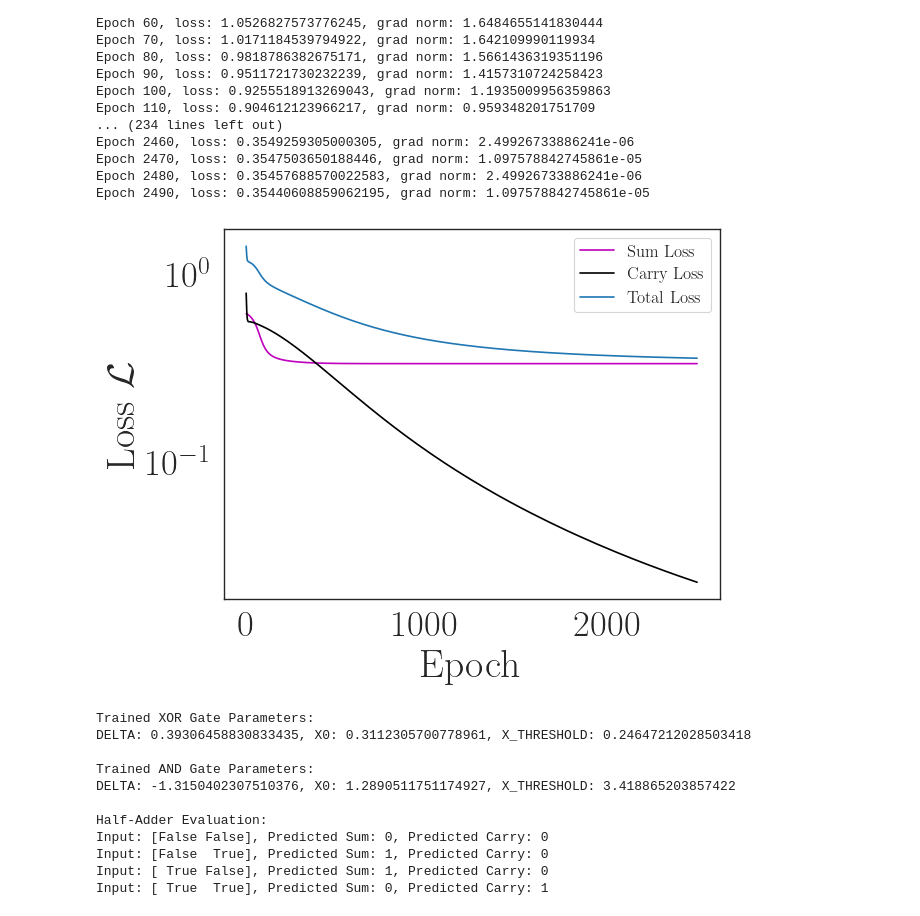
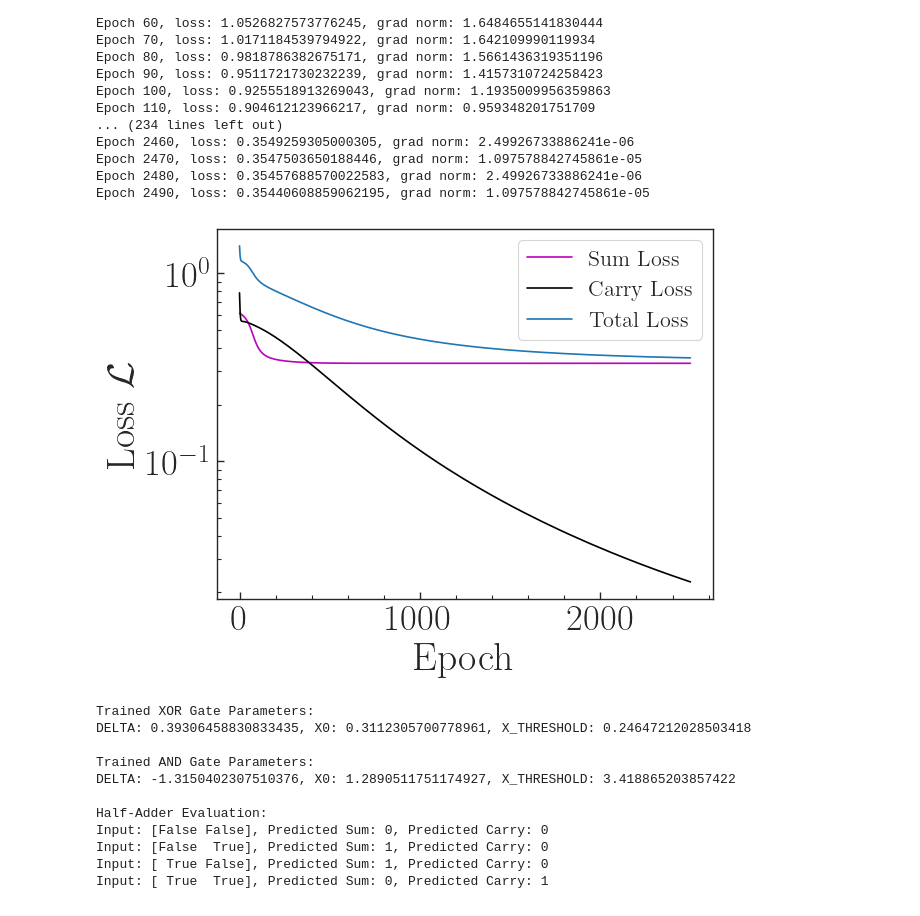
Before and after one commit to NonlinearArtificialIntelligenceLab/ChaoGateNN, a Jupyter notebook: nbs/chao_half_adder.ipynb, the cells around one changed output. Cells and saved outputs as stored; diff of their text form; code cells hidden in the pictures.

```diff
--- a/nbs/chao_half_adder.ipynb
+++ b/nbs/chao_half_adder.ipynb
@@ -150,23 +148,23 @@ Epoch 2490, loss: 0.35440608859062195, grad norm: 1.097578842745861e-05
 # %%
 # Plot the loss and gradient norm
 fig, ax = plt.subplots(1, 1)
 ax.plot(loss_sum_list, "m", label="Sum Loss")
 ax.plot(loss_carry_list, "k", label="Carry Loss")
 ax.plot(loss_list, label="Total Loss")
 ax.set_xlabel("Epoch")
-ax.legend(fontsize=12)
+ax.legend(fontsize=16)
 ax.set_yscale("log")
 ax.set_ylabel("Loss $\\mathcal{L}$")
-ax.set_xticks([0, 500, 1000, 1500, 2000, 2500])
-ax.set_yticks([1e-2, 1e-1, 1e0, 1e1, 1e2])
-
-# plt.savefig("../figures/logistic_half_adder_curve.png", dpi=300, bbox_inches="tight")
-# plt.savefig("../figures/logistic_half_adder_curve.pdf", dpi=300, bbox_inches="tight")
-# plt.savefig("../figures/logistic_half_adder_curve.svg", dpi=300, bbox_inches="tight")
+# ax.set_xticks([500, 1500, 2500])
+ax.minorticks_on()
+ax.tick_params(axis="both", which="both", direction="in", bottom=True, left=True)
+plt.savefig("../figures/logistic_half_adder_curve.png", dpi=300, bbox_inches="tight")
+plt.savefig("../figures/logistic_half_adder_curve.pdf", dpi=300, bbox_inches="tight")
+plt.savefig("../figures/logistic_half_adder_curve.svg", dpi=300, bbox_inches="tight")
 
 plt.show()
 # %% [output]
-[figure, old version]
+[figure, new version]
 # %%
 # Display trained parameters
 print("\nTrained XOR Gate Parameters:")
```
Also changed, not shown: parts of 1 cell of this notebook, 5 other files.
